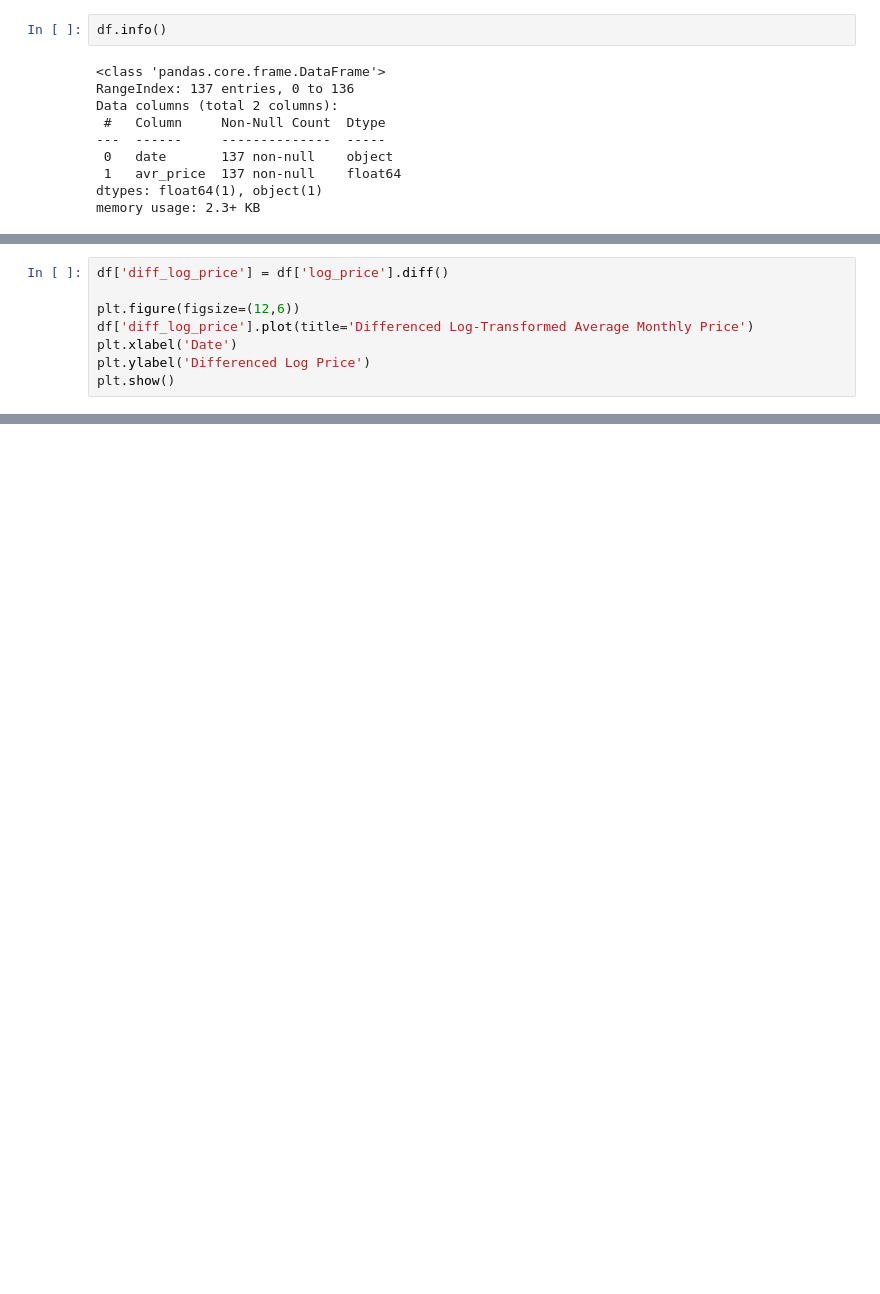
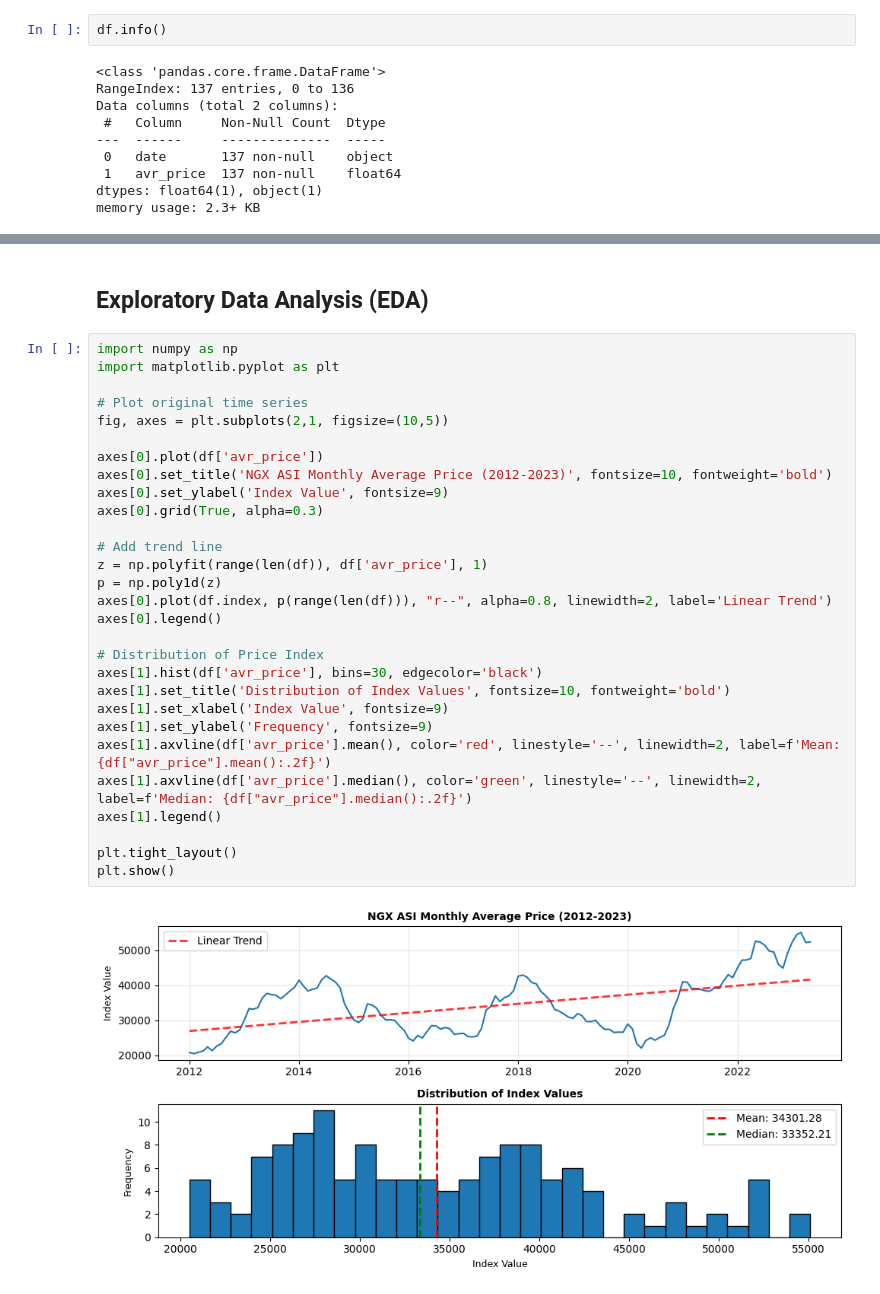
Before and after one commit to dlhegend/-TS_Academy_Capstone_Project, a Jupyter notebook: notebooks/douglas_tsa_cp.ipynb, the cells around one changed output, grey strips where cells are left out. Drawn from its saved outputs; the diff is of its cells as text; blank space fills up the shorter version.

```diff
--- a/notebooks/douglas_tsa_cp.ipynb
+++ b/notebooks/douglas_tsa_cp.ipynb
@@ -182,8 +51,0 @@ The series is likely non-stationary (both tests agree).
-# %%
-df['diff_log_price'] = df['log_price'].diff()
-
-plt.figure(figsize=(12,6))
-df['diff_log_price'].plot(title='Differenced Log-Transformed Average Monthly Price')
-plt.xlabel('Date')
-plt.ylabel('Differenced Log Price')
-plt.show()
@@ -321,0 +100,33 @@ plt.show()
+# %% [markdown]
+## **Exploratory Data Analysis (EDA)**
+# %%
+import numpy as np
+import matplotlib.pyplot as plt
+
+# Plot original time series
+fig, axes = plt.subplots(2,1, figsize=(10,5))
+
+axes[0].plot(df['avr_price'])
+axes[0].set_title('NGX ASI Monthly Average Price (2012-2023)', fontsize=10, fontweight='bold')
+axes[0].set_ylabel('Index Value', fontsize=9)
+axes[0].grid(True, alpha=0.3)
+
+# Add trend line
+z = np.polyfit(range(len(df)), df['avr_price'], 1)
+p = np.poly1d(z)
+axes[0].plot(df.index, p(range(len(df))), "r--", alpha=0.8, linewidth=2, label='Linear Trend')
+axes[0].legend()
+
+# Distribution of Price Index
+axes[1].hist(df['avr_price'], bins=30, edgecolor='black')
+axes[1].set_title('Distribution of Index Values', fontsize=10, fontweight='bold')
+axes[1].set_xlabel('Index Value', fontsize=9)
+axes[1].set_ylabel('Frequency', fontsize=9)
+axes[1].axvline(df['avr_price'].mean(), color='red', linestyle='--', linewidth=2, label=f'Mean: {df["avr_price"].mean():.2f}')
+axes[1].axvline(df['avr_price'].median(), color='green', linestyle='--', linewidth=2, label=f'Median: {df["avr_price"].median():.2f}')
+axes[1].legend()
+
+plt.tight_layout()
+plt.show()
+# %% [output]
+[figure, added]
```
Also changed, not shown: parts of 96 cells of this notebook.
